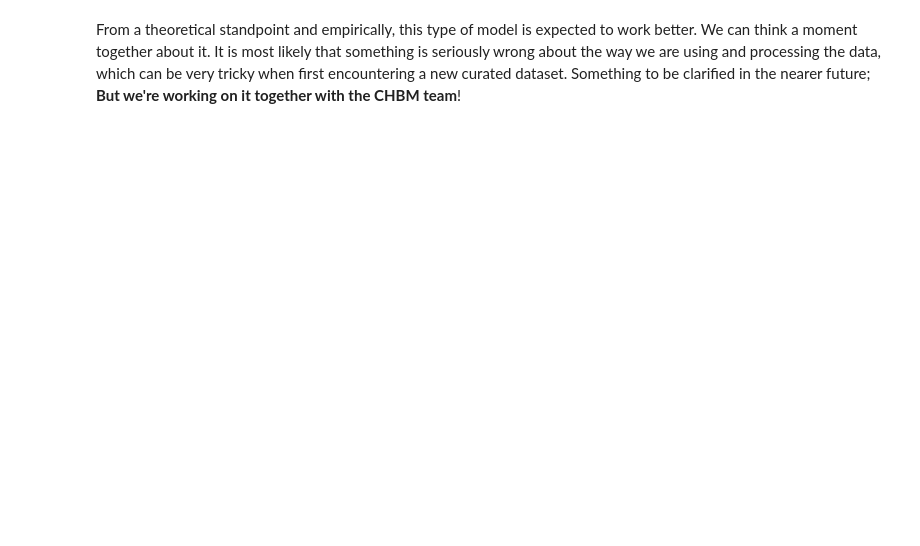
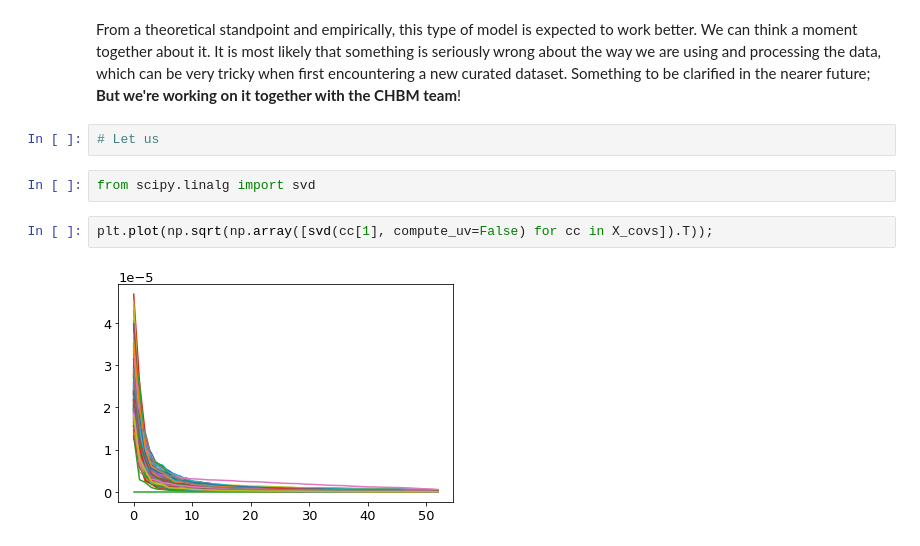
Before and after one commit to dengemann/eeg-pred-modeling-summer-school, a Jupyter notebook: plot_build_a_more_advanced_model.ipynb, the cells around one changed output. Saved outputs shown, nothing was run; the diff lists cells and outputs as text; blank space fills up the shorter version.

```diff
--- a/plot_build_a_more_advanced_model.ipynb
+++ b/plot_build_a_more_advanced_model.ipynb
@@ -181,2 +182,10 @@ print(r2_score(y_true=y, y_pred=y_pred))
 # %% [markdown]
 From a theoretical standpoint and empirically, this type of model is expected to work better. We can think a moment together about it. It is most likely that something is seriously wrong about the way we are using and processing the data, which can be very tricky when first encountering a new curated dataset. Something to be clarified in the nearer future; **But we're working on it together with the CHBM team**!
+# %%
+# Let us
+# %%
+from scipy.linalg import svd
+# %%
+plt.plot(np.sqrt(np.array([svd(cc[1], compute_uv=False) for cc in X_covs]).T));
+# %% [output]
+[figure, added]
```
Also changed, not shown: parts of 6 cells of this notebook, 1 other file.
